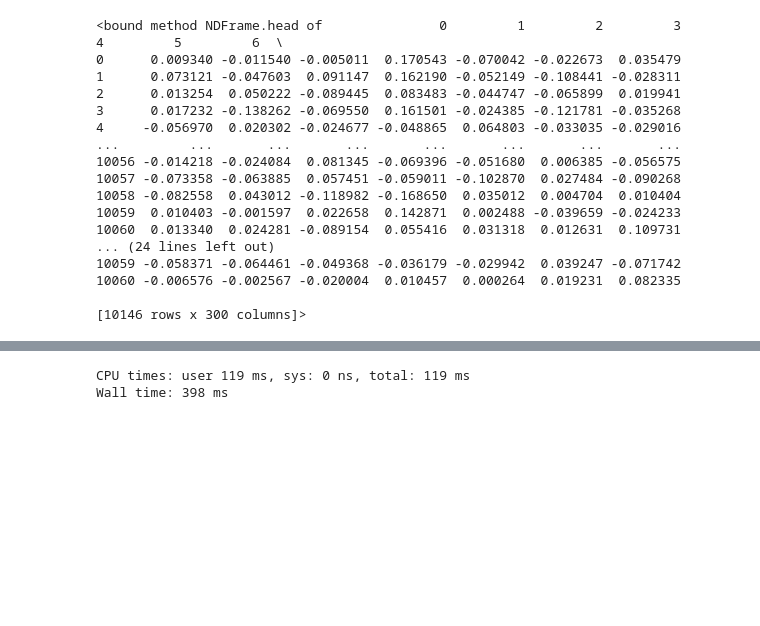
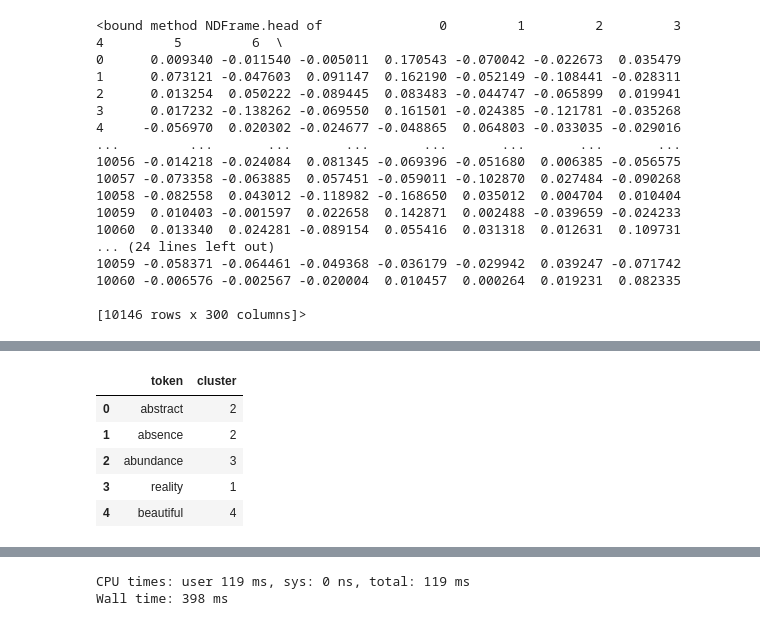
Before and after one commit to trahantet/sagemaker_inroads, a Jupyter notebook: clustering.ipynb, the cells around one changed output, grey strips where cells are left out. Cells and saved outputs as stored; diff of their text form; code cells hidden in the pictures; blank space fills up the shorter version.

```diff
--- a/clustering.ipynb
+++ b/clustering.ipynb
@@ -145,14 +129,8 @@ old_vocab_df = pd.DataFrame(old_vocab, columns=["token"])
 old_vectors_2 = list()
 
 for i in range(0,len(old_vectorized)):
-    test = old_vectorized.iloc[i].vector
-    test_2 = str(test)[1:-1]
-    test_2 = Convert(test_2)
-    while("" in test_2) :
-        test_2.remove("")
-    test_2 = list(map(lambda s: s.strip(), test_2))
-    test_2 = np.array(test_2)
-    old_vectors_2.append(test_2)
+    test = old_vectorized.iloc[i, 2:].values
+    old_vectors_2.append(test)
 # %%
 old_array = np.array(old_vectors_2)
 # %%
@@ -196,14 +174,8 @@ inroads_vocab_df = pd.DataFrame(inroads_vocab, columns=["token"])
 inroads_vectors_2 = list()
 
 for i in range(0,len(inroads_vectorized)):
-    test = inroads_vectorized.iloc[i].vector
-    test_2 = str(test)[1:-1]
-    test_2 = Convert(test_2)
-    while("" in test_2) :
-        test_2.remove("")
-    test_2 = list(map(lambda s: s.strip(), test_2))
-    test_2 = np.array(test_2)
-    inroads_vectors_2.append(test_2)
+    test = inroads_vectorized.iloc[i, 2:].values
+    inroads_vectors_2.append(test)
 # %%
 import numpy as np
 inroads_array = np.array(inroads_vectors_2)
@@ -247,14 +245,8 @@ combined_vocab_df = pd.DataFrame(combined_vocab, columns=["token"])
 combined_vectors_2 = list()
 
 for i in range(0,len(combined_vectorized)):
-    test = combined_vectorized.iloc[i].vector
-    test_2 = str(test)[1:-1]
-    test_2 = Convert(test_2)
-    while("" in test_2) :
-        test_2.remove("")
-    test_2 = list(map(lambda s: s.strip(), test_2))
-    test_2 = np.array(test_2)
-    combined_vectors_2.append(test_2)
+    test = combined_vectorized.iloc[i, 2:].values
+    combined_vectors_2.append(test)
 # %%
 import numpy as np
 combined_array = np.array(combined_vectors_2)
@@ -301,8 +293,8 @@ def get_top_words(index2word, k, centers, wordvecs):
     df.index = df.index+1
     return df, tree;
 # %%
-kmodel,centers,clusters = clustering_on_wordvecs(combined_vectors_2, 9);
-centroid_map = dict(zip(combined_vocab, clusters));
+kmodel,centers,clusters = clustering_on_wordvecs(old_vectors_2, 9);
+centroid_map = dict(zip(old_vocab, clusters));
 # %%
 predicted_cluster = {}
 
@@ -413,0 +309,10 @@ Wall time: 9min 32s
+# %%
+predicted_dict_df = pd.DataFrame(list(predicted_cluster.items()), columns = ["token", "cluster"])
+predicted_dict_df.head()
+# %% [output]
+|  | token | cluster |
+| 0 | abstract | 2 |
+| 1 | absence | 2 |
+| 2 | abundance | 3 |
+| 3 | reality | 1 |
+| 4 | beautiful | 4 |
```
Also changed, not shown: parts of 17 cells of this notebook, 2 other files.
